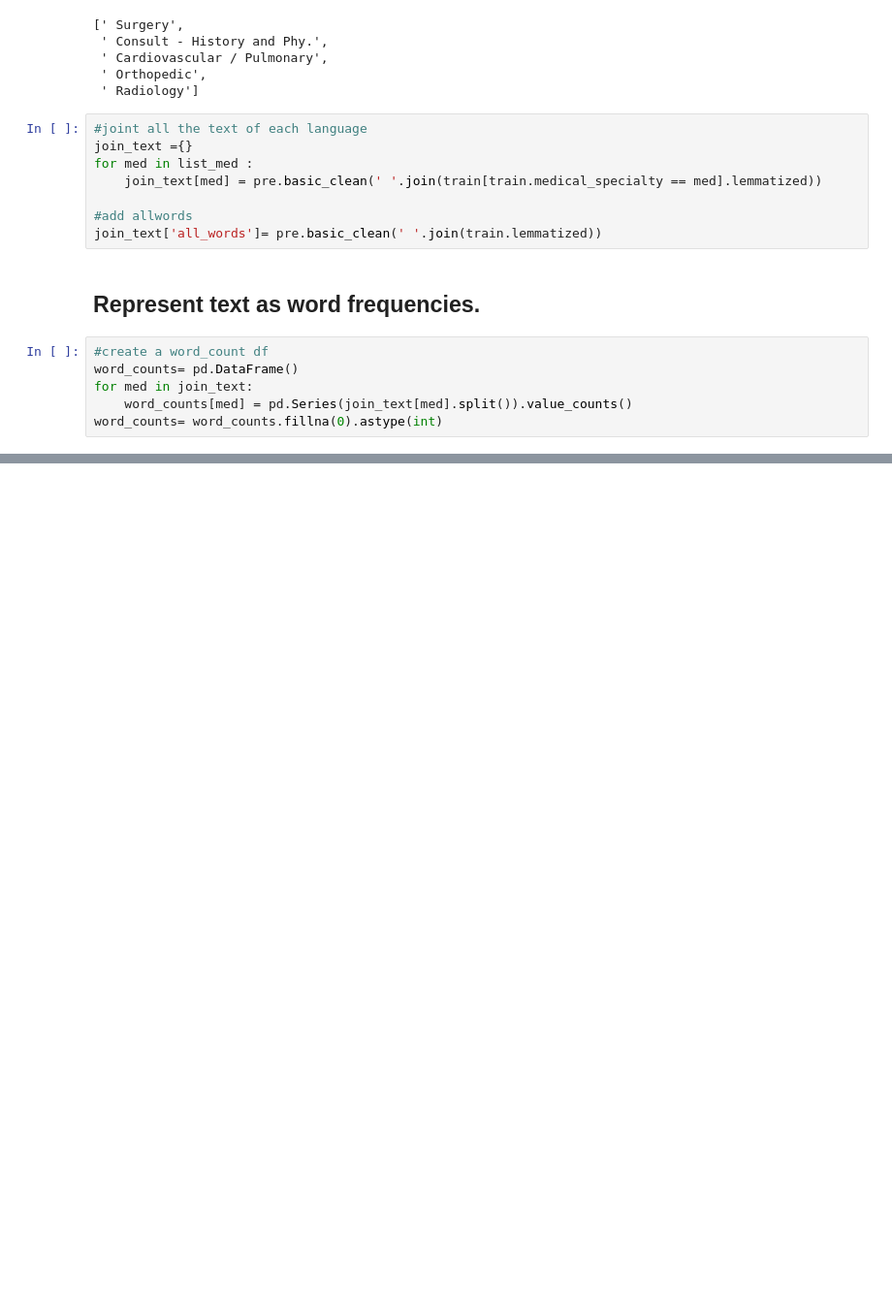
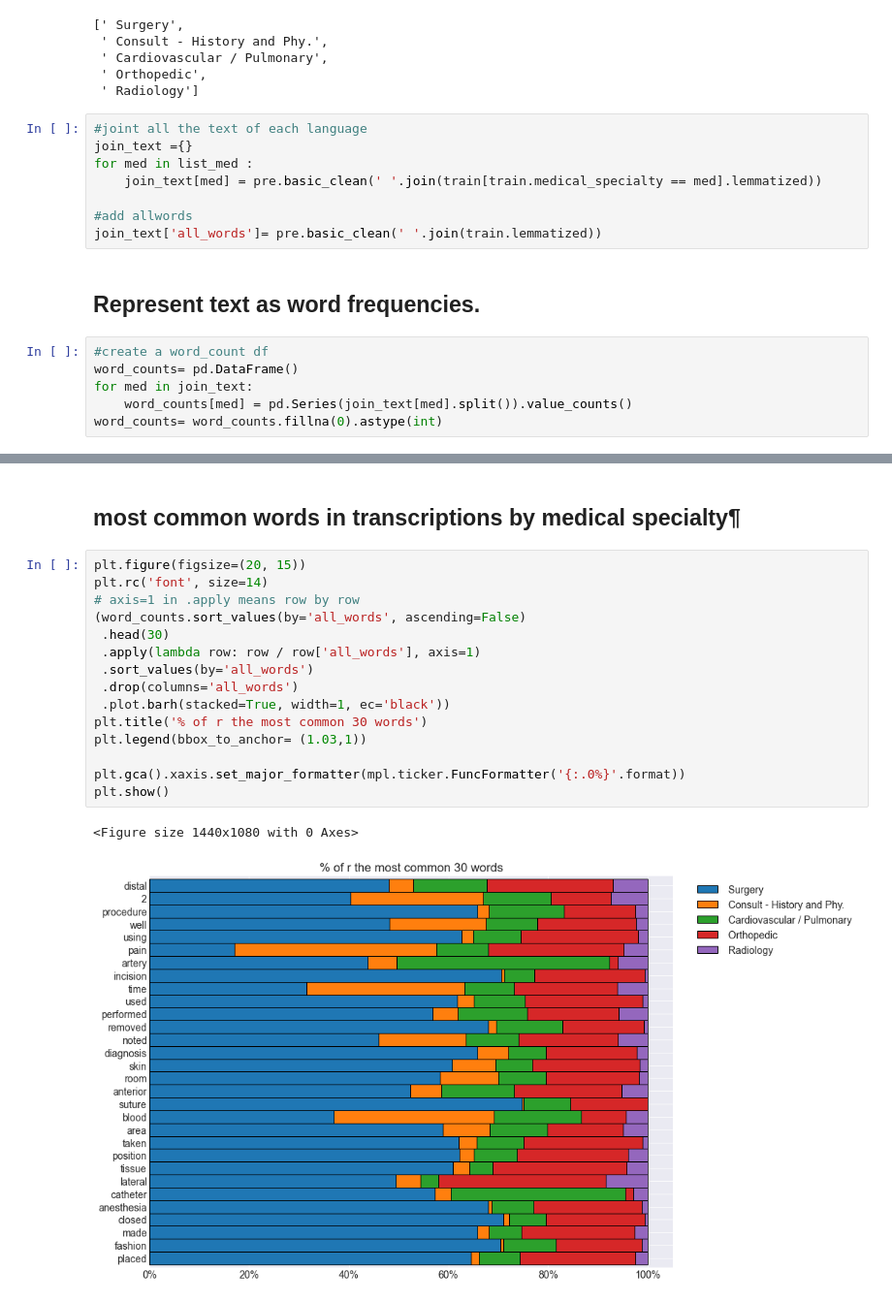
Before and after one commit to cindyvillanuevads/project_medical_text, a Jupyter notebook: initial_notebook.ipynb, the cells around one changed output, grey strips where cells are left out. Shown at 97% size. Cells and saved outputs as stored; diff of their text form; blank space fills up the shorter version.

```diff
--- a/initial_notebook.ipynb
+++ b/initial_notebook.ipynb
@@ -337,0 +358,20 @@ Note : here we can check igf we can use some words as stop words like "patient",
+# %% [markdown]
+## most common words in transcriptions by medical specialty¶
+# %%
+plt.figure(figsize=(20, 15))
+plt.rc('font', size=14)
+# axis=1 in .apply means row by row
+(word_counts.sort_values(by='all_words', ascending=False)
+ .head(30)
+ .apply(lambda row: row / row['all_words'], axis=1)
+ .sort_values(by='all_words')
+ .drop(columns='all_words')
+ .plot.barh(stacked=True, width=1, ec='black'))
+plt.title('% of r the most common 30 words')
+plt.legend(bbox_to_anchor= (1.03,1))
+
+plt.gca().xaxis.set_major_formatter(mpl.ticker.FuncFormatter('{:.0%}'.format))
+plt.show()
+# %% [output]
+<Figure size 1440x1080 with 0 Axes>
+[figure, added]
```
Also changed, not shown: parts of 13 cells of this notebook.
